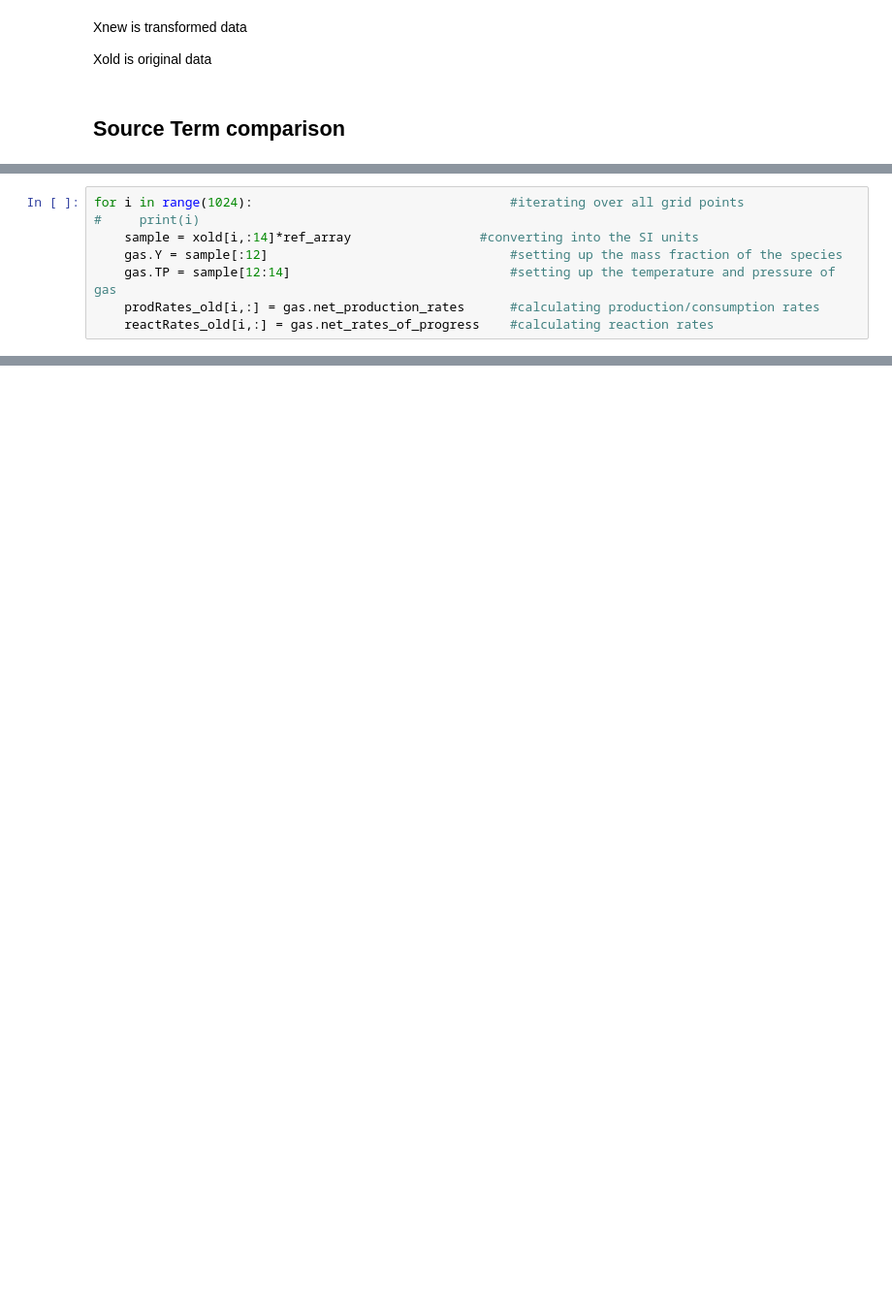
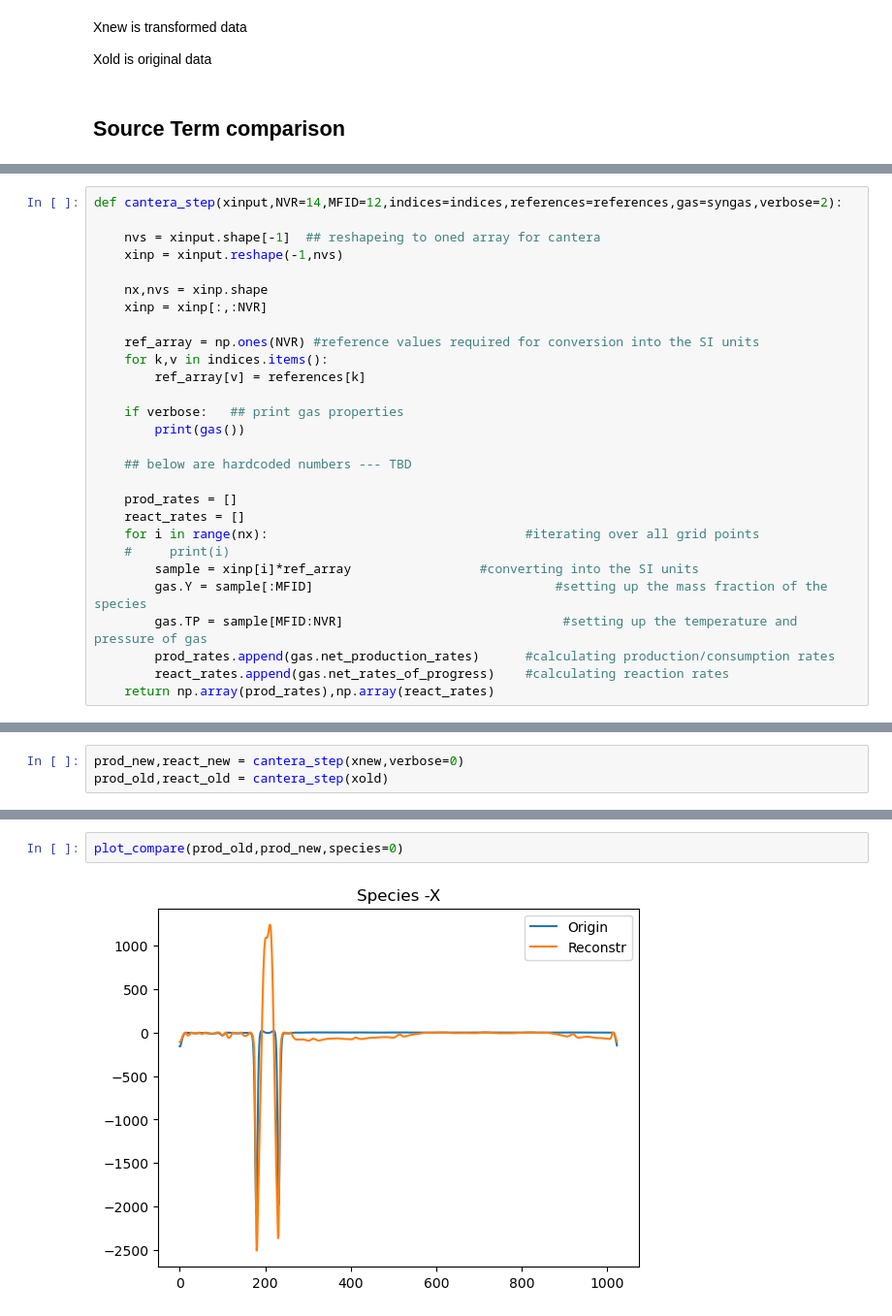
Before and after one commit to kulkarnisp/dim-red, a Jupyter notebook: examples/combust_data.ipynb, the cells around one changed output, grey strips where cells are left out. Shown at 97% size. Drawn from its saved outputs; the diff is of its cells as text; blank space fills up the shorter version.

Commit message:
new cantera

```diff
--- a/examples/combust_data.ipynb
+++ b/examples/combust_data.ipynb
@@ -154,8 +102,28 @@ gas()
 # %%
-for i in range(1024):                                  #iterating over all grid points
-#     print(i)
-    sample = xold[i,:14]*ref_array                 #converting into the SI units
-    gas.Y = sample[:12]                                #setting up the mass fraction of the species
-    gas.TP = sample[12:14]                             #setting up the temperature and pressure of gas
-    prodRates_old[i,:] = gas.net_production_rates      #calculating production/consumption rates
-    reactRates_old[i,:] = gas.net_rates_of_progress    #calculating reaction rates
+def cantera_step(xinput,NVR=14,MFID=12,indices=indices,references=references,gas=syngas,verbose=2):
+
+    nvs = xinput.shape[-1]  ## reshapeing to oned array for cantera
+    xinp = xinput.reshape(-1,nvs)
+
+    nx,nvs = xinp.shape
+    xinp = xinp[:,:NVR]
+
+    ref_array = np.ones(NVR) #reference values required for conversion into the SI units
+    for k,v in indices.items():
+        ref_array[v] = references[k]
+
+    if verbose:   ## print gas properties
+        print(gas())
+
+    ## below are hardcoded numbers --- TBD
+
+    prod_rates = []
+    react_rates = []
+    for i in range(nx):                                  #iterating over all grid points
+    #     print(i)
+        sample = xinp[i]*ref_array                 #converting into the SI units
+        gas.Y = sample[:MFID]                                #setting up the mass fraction of the species
+        gas.TP = sample[MFID:NVR]                             #setting up the temperature and pressure of gas
+        prod_rates.append(gas.net_production_rates)      #calculating production/consumption rates
+        react_rates.append(gas.net_rates_of_progress)    #calculating reaction rates
+    return np.array(prod_rates),np.array(react_rates)
@@ -192,0 +145,3 @@ xold.shape
+# %%
+prod_new,react_new = cantera_step(xnew,verbose=0)
+prod_old,react_old = cantera_step(xold)
@@ -192,0 +166,4 @@ xold.shape
+# %%
+plot_compare(prod_old,prod_new,species=0)
+# %% [output]
+[figure, added]
```
Also changed, not shown: parts of 43 cells of this notebook, 6 other files.
